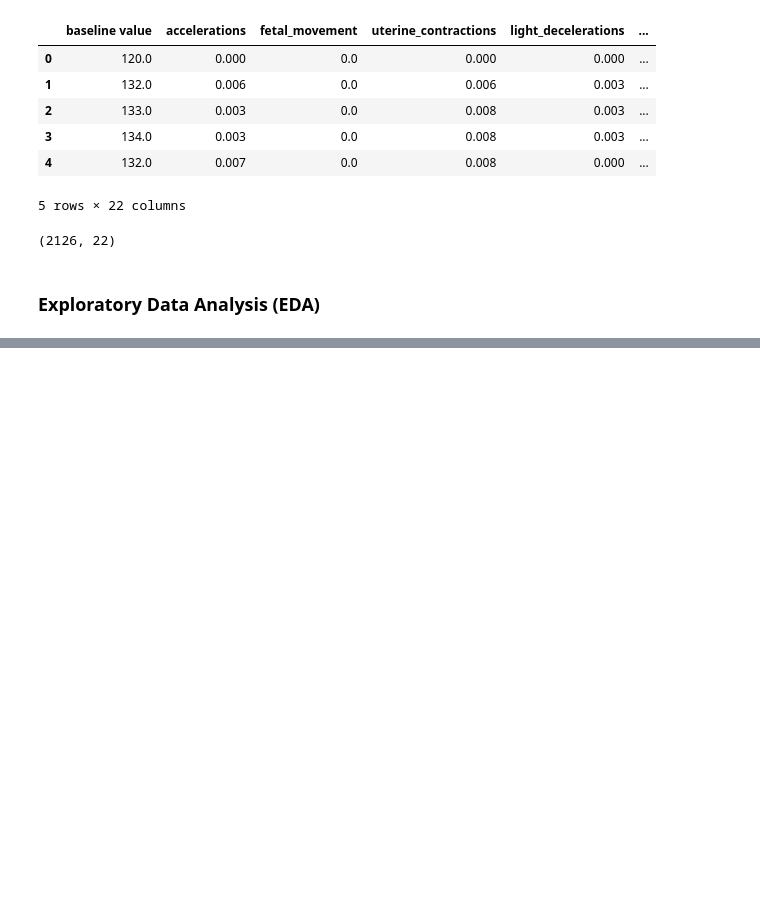
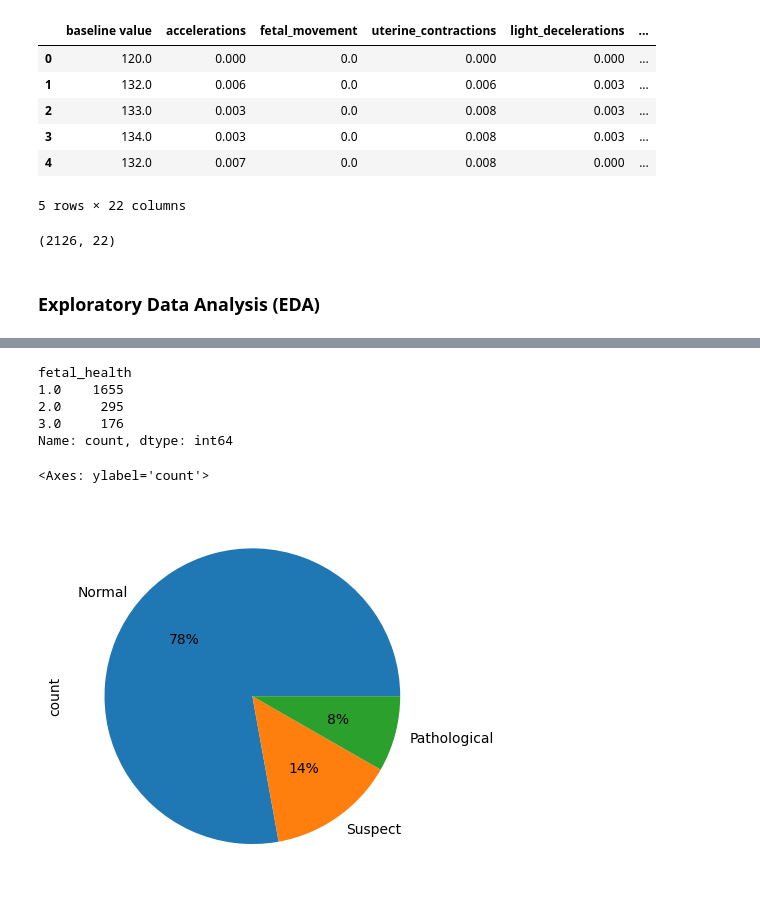
Before and after one commit to SakshyamStha/Fetal_Health_Classification, a Jupyter notebook: sg.ipynb, the cells around one changed output, grey strips where cells are left out. Cells and saved outputs as stored; diff of their text form; code cells hidden in the pictures; blank space fills up the shorter version.

```diff
--- a/sg.ipynb
+++ b/sg.ipynb
@@ -35,0 +113,13 @@ fetal_data.shape
+# %%
+fetal_data['fetal_health'].value_counts()
+# %% [output]
+fetal_health
+1.0    1655
+2.0     295
+3.0     176
+Name: count, dtype: int64
+# %%
+fetal_data['fetal_health'].value_counts().plot(kind="pie",autopct='%1.0f%%' ,labels=['Normal','Suspect','Pathological'])
+# %% [output]
+<Axes: ylabel='count'>
+[figure, added]
```
Also changed, not shown: parts of 8 cells of this notebook.
